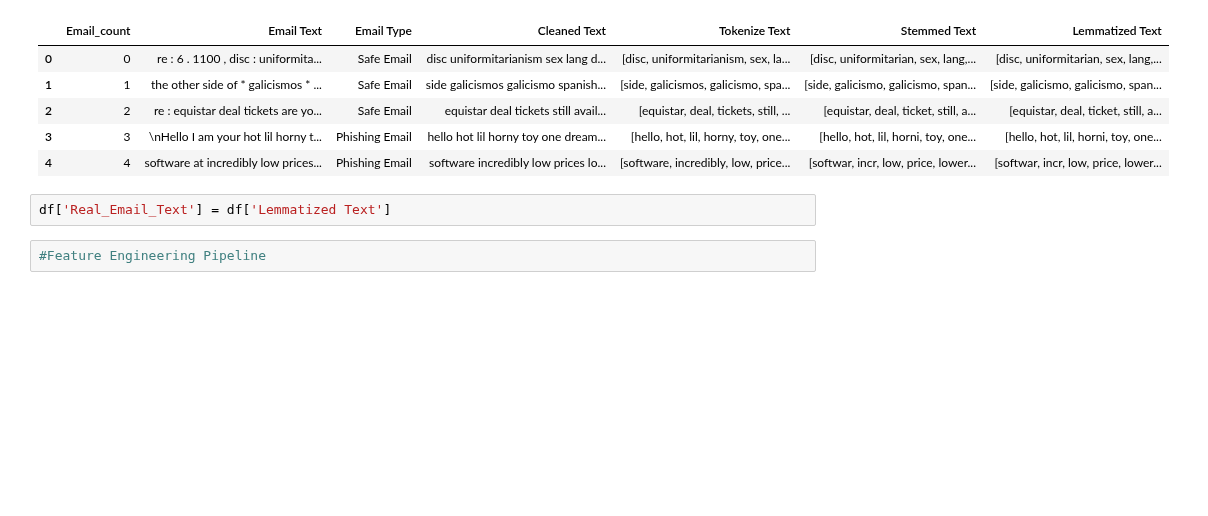
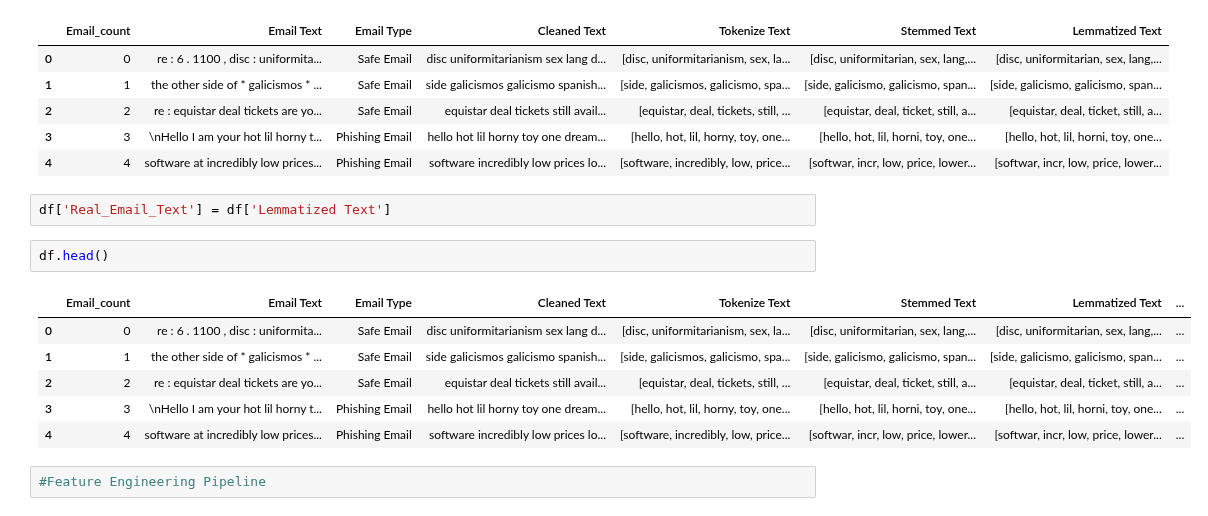
Before and after one commit to Hiroshan01/AI-Powered-Phishing-Email-Detection-, a Jupyter notebook: AIModel/phishingEmail.ipynb, the cells around one changed output. Saved outputs shown, nothing was run; the diff lists cells and outputs as text; blank space fills up the shorter version.

```diff
--- a/AIModel/phishingEmail.ipynb
+++ b/AIModel/phishingEmail.ipynb
@@ -222,6 +222,15 @@ df.head()
 | 4 | 4 | software at incredibly low prices... | Phishing Email | software incredibly low prices lo... | [software, incredibly, low, price... | [softwar, incr, low, price, lower... | [softwar, incr, low, price, lower... |
 # %%
 df['Real_Email_Text'] = df['Lemmatized Text']
+# %%
+df.head()
+# %% [output]
+|  | Email_count | Email Text | Email Type | Cleaned Text | Tokenize Text | Stemmed Text | Lemmatized Text | ... |
+| 0 | 0 | re : 6 . 1100 , disc : uniformita... | Safe Email | disc uniformitarianism sex lang d... | [disc, uniformitarianism, sex, la... | [disc, uniformitarian, sex, lang,... | [disc, uniformitarian, sex, lang,... | ... |
+| 1 | 1 | the other side of * galicismos * ... | Safe Email | side galicismos galicismo spanish... | [side, galicismos, galicismo, spa... | [side, galicismo, galicismo, span... | [side, galicismo, galicismo, span... | ... |
+| 2 | 2 | re : equistar deal tickets are yo... | Safe Email | equistar deal tickets still avail... | [equistar, deal, tickets, still, ... | [equistar, deal, ticket, still, a... | [equistar, deal, ticket, still, a... | ... |
+| 3 | 3 | \nHello I am your hot lil horny t... | Phishing Email | hello hot lil horny toy one dream... | [hello, hot, lil, horny, toy, one... | [hello, hot, lil, horni, toy, one... | [hello, hot, lil, horni, toy, one... | ... |
+| 4 | 4 | software at incredibly low prices... | Phishing Email | software incredibly low prices lo... | [software, incredibly, low, price... | [softwar, incr, low, price, lower... | [softwar, incr, low, price, lower... | ... |
 # %%
 #Feature Engineering Pipeline
 # %%
```
